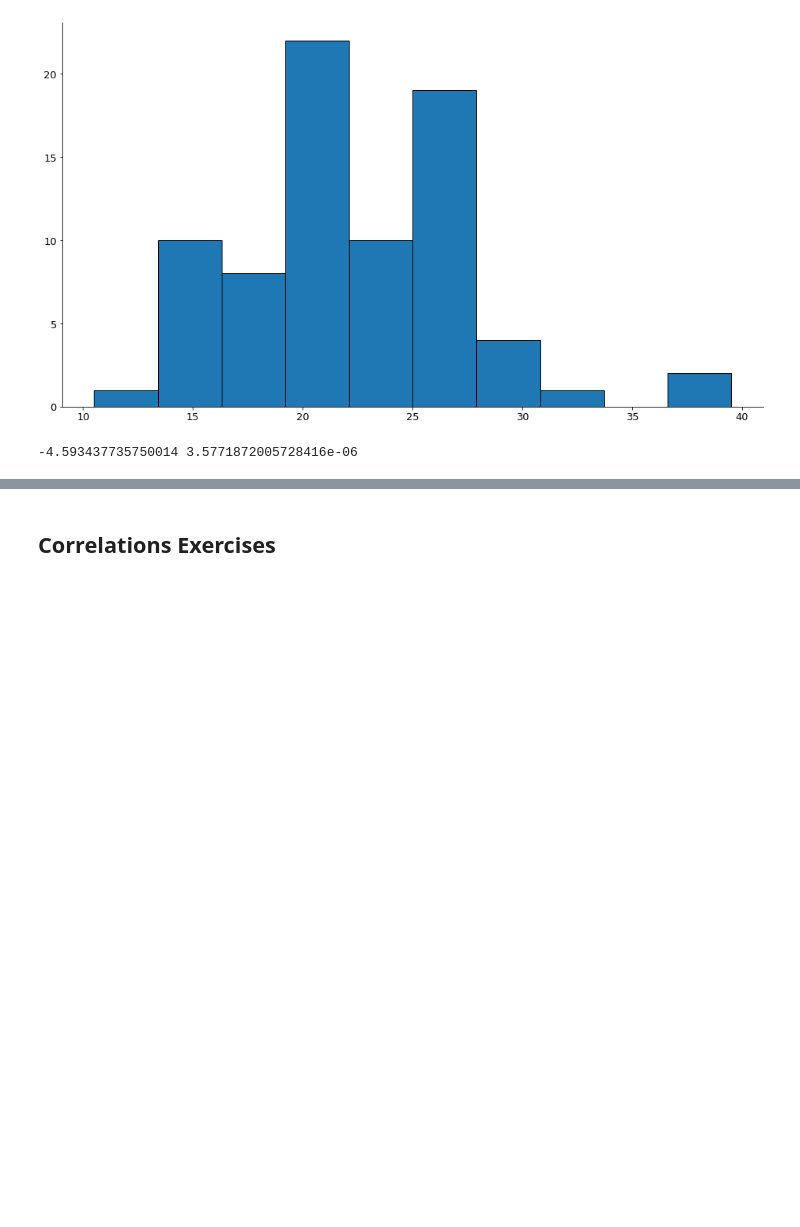
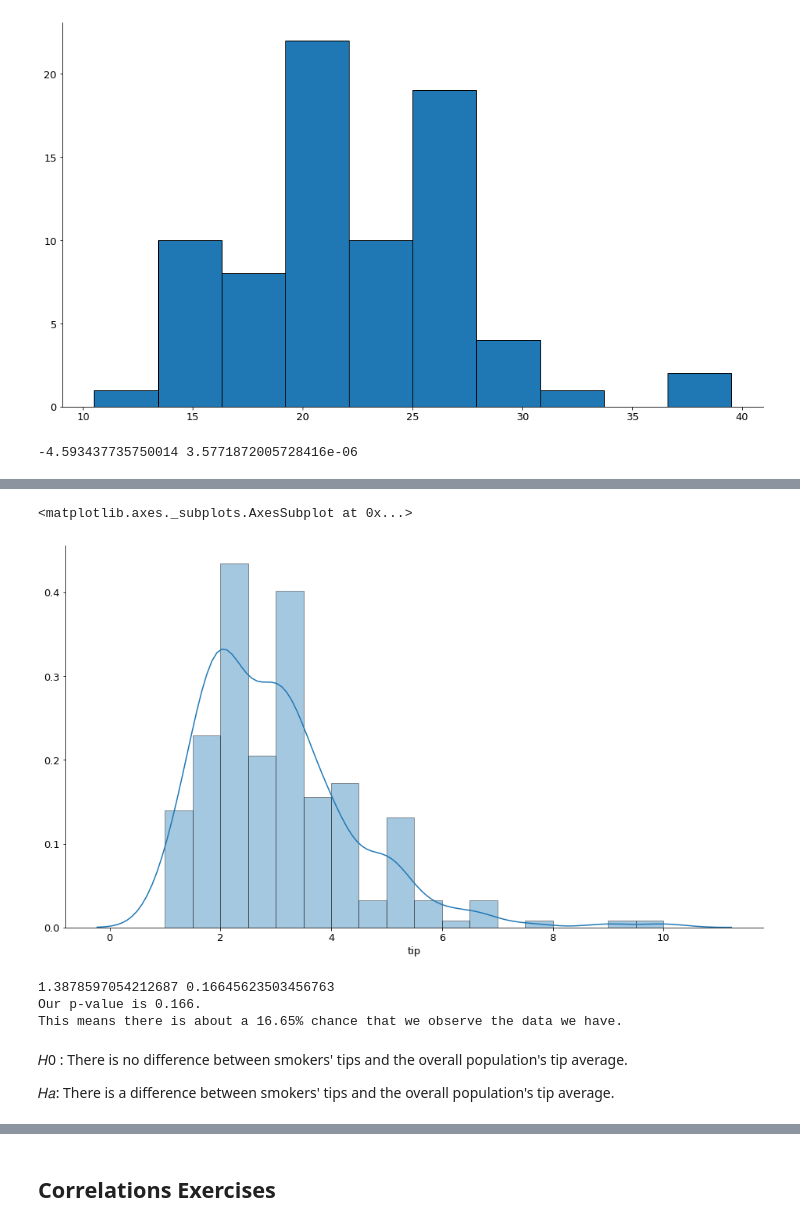
Before and after one commit to george887/statistics-exercises, a Jupyter notebook: hypothesis_testing.ipynb, the cells around one changed output, grey strips where cells are left out. Drawn from its saved outputs; the diff is of its cells as text; code cells hidden in the pictures; blank space fills up the shorter version.

```diff
--- a/hypothesis_testing.ipynb
+++ b/hypothesis_testing.ipynb
@@ -427,0 +439,3 @@ p < alpha
+# %%
+df = data('tips')
+df.head()
@@ -427,0 +449,5 @@ p < alpha
+# %%
+sns.distplot(df.tip)
+# %% [output]
+<matplotlib.axes._subplots.AxesSubplot at 0x...>
+[figure, added]
@@ -427,0 +458,9 @@ p < alpha
+# %%
+t, p = stats.ttest_ind(men.tip, women.tip)
+print(t, p)
+print(f'Our p-value is {round(p, 3)}.')
+print(f'This means there is about a {round(p * 100, 2)}% chance that we observe the data we have.')
+# %% [output]
+1.3878597054212687 0.16645623503456763
+Our p-value is 0.166.
+This means there is about a 16.65% chance that we observe the data we have.
@@ -427,0 +469,4 @@ p < alpha
+# %% [markdown]
+𝐻0 : There is no difference between smokers' tips and the overall population's tip average.
+
+𝐻𝑎: There is a difference between smokers' tips and the overall population's tip average.
```
Also changed, not shown: parts of 57 cells of this notebook.
